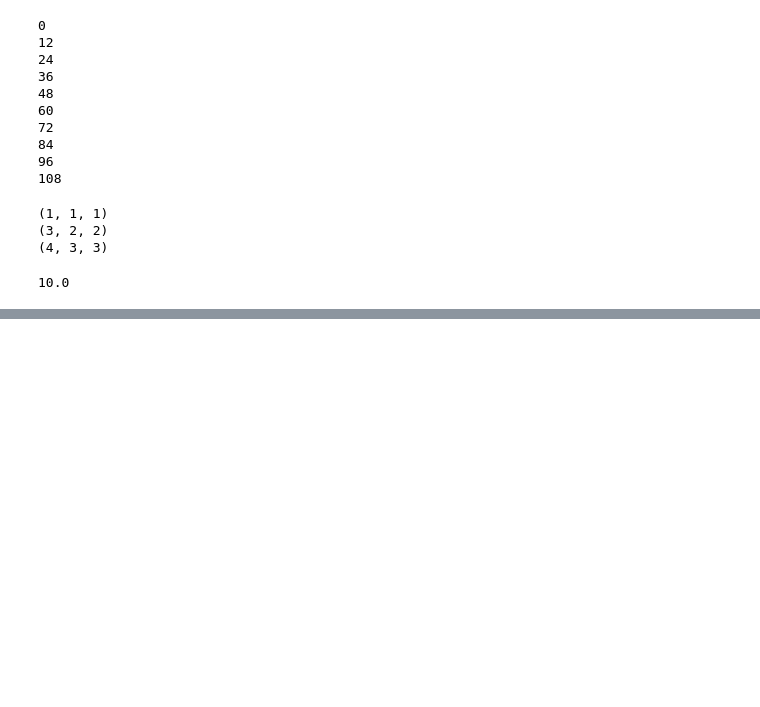
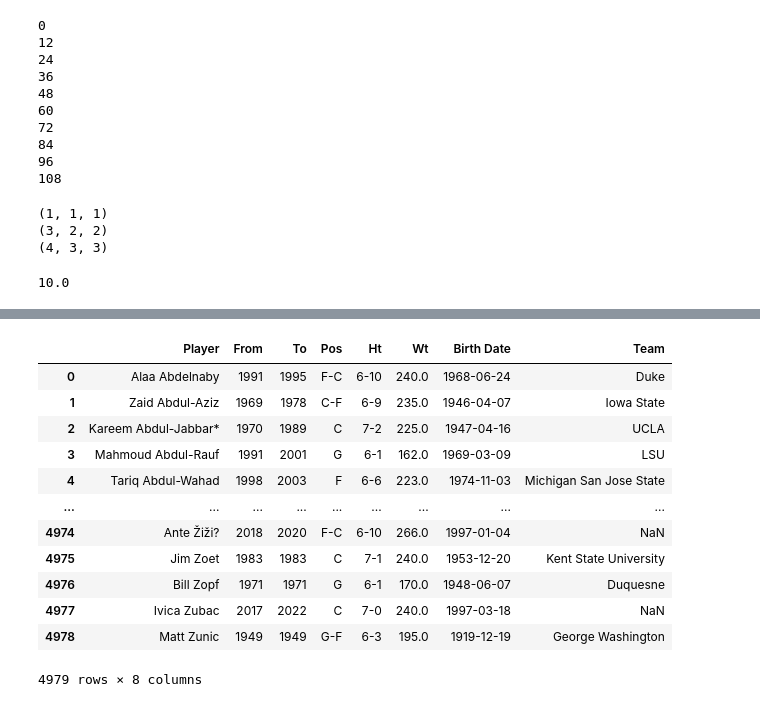
Before and after one commit to saketthakur001/Data-analysis-with-pandas, a Jupyter notebook: The Birthday paradox.ipynb, the cells around one changed output, grey strips where cells are left out. Saved outputs shown, nothing was run; the diff lists cells and outputs as text; code cells hidden in the pictures; blank space fills up the shorter version.

```diff
--- a/The Birthday paradox.ipynb
+++ b/The Birthday paradox.ipynb
@@ -88 +103,18 @@ df
 4979 rows × 8 columns
+# %%
+df = df.rename(columns={'Colleges': 'Team'})
+df
+# %% [output]
+|  | Player | From | To | Pos | Ht | Wt | Birth Date | Team |
+| 0 | Alaa Abdelnaby | 1991 | 1995 | F-C | 6-10 | 240.0 | 1968-06-24 | Duke |
+| 1 | Zaid Abdul-Aziz | 1969 | 1978 | C-F | 6-9 | 235.0 | 1946-04-07 | Iowa State |
+| 2 | Kareem Abdul-Jabbar* | 1970 | 1989 | C | 7-2 | 225.0 | 1947-04-16 | UCLA |
+| 3 | Mahmoud Abdul-Rauf | 1991 | 2001 | G | 6-1 | 162.0 | 1969-03-09 | LSU |
+| 4 | Tariq Abdul-Wahad | 1998 | 2003 | F | 6-6 | 223.0 | 1974-11-03 | Michigan San Jose State |
+| ... | ... | ... | ... | ... | ... | ... | ... | ... |
+| 4974 | Ante Žiži? | 2018 | 2020 | F-C | 6-10 | 266.0 | 1997-01-04 | NaN |
+| 4975 | Jim Zoet | 1983 | 1983 | C | 7-1 | 240.0 | 1953-12-20 | Kent State University |
+| 4976 | Bill Zopf | 1971 | 1971 | G | 6-1 | 170.0 | 1948-06-07 | Duquesne |
+| 4977 | Ivica Zubac | 2017 | 2022 | C | 7-0 | 240.0 | 1997-03-18 | NaN |
+| 4978 | Matt Zunic | 1949 | 1949 | G-F | 6-3 | 195.0 | 1919-12-19 | George Washington |
+4979 rows × 8 columns
```
Also changed, not shown: parts of 19 cells of this notebook.
